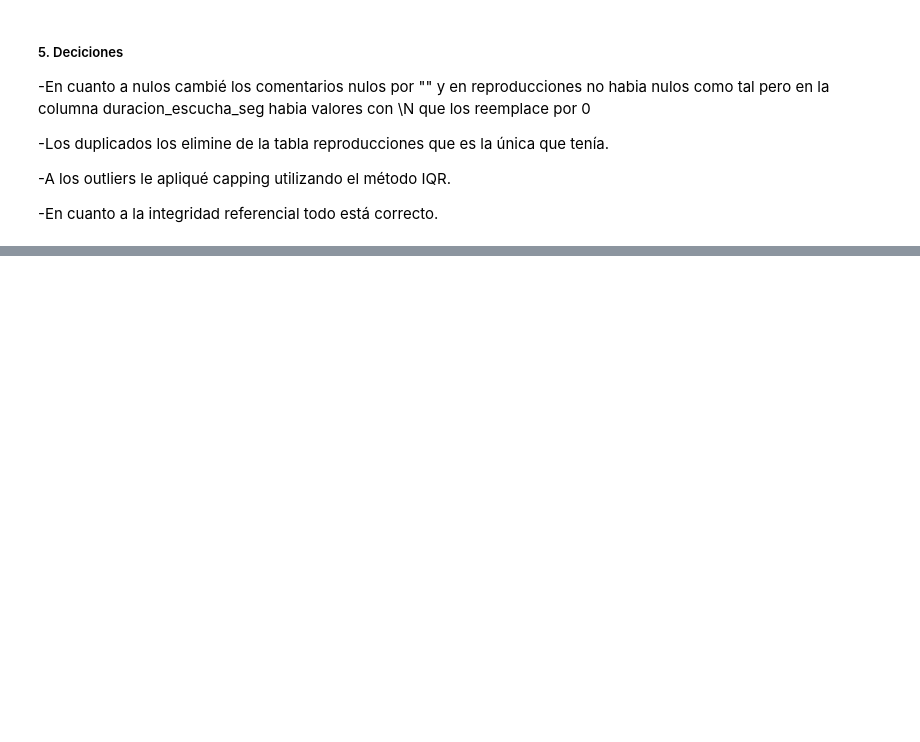
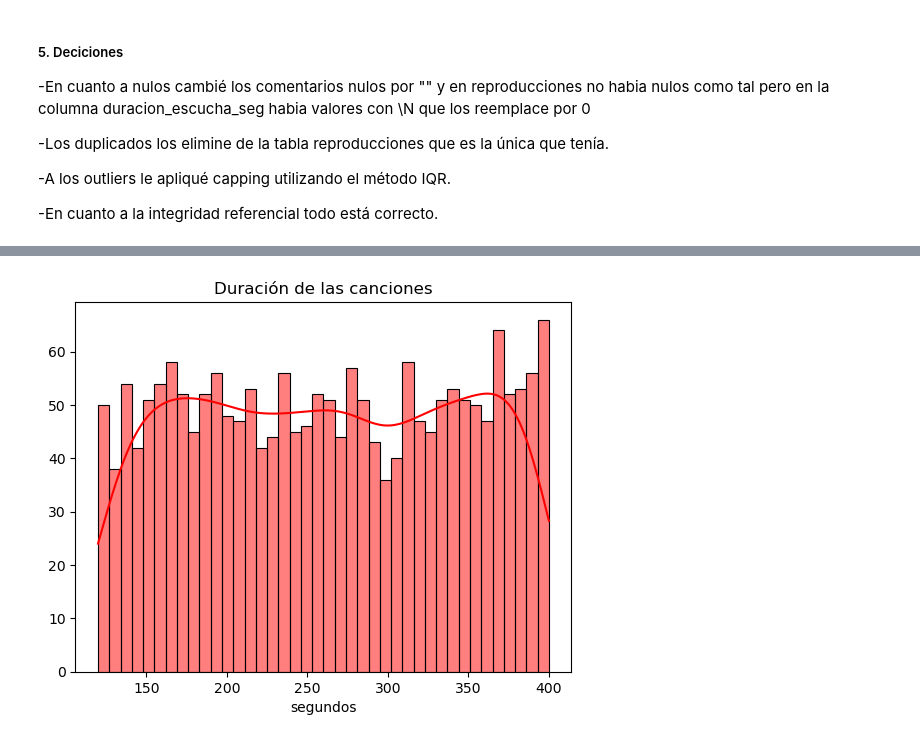
Before and after one commit to MetalMaxALIZ/Proyecto_Data_Wizards, a Jupyter notebook: 01_EDA.ipynb, the cells around one changed output, grey strips where cells are left out. Saved outputs shown, nothing was run; the diff lists cells and outputs as text; code cells hidden in the pictures; blank space fills up the shorter version.

```diff
--- a/01_EDA.ipynb
+++ b/01_EDA.ipynb
@@ -1432,0 +1452,8 @@ La integridad de playlists y playlist canciones es: True
+# %%
+sns.histplot(canciones['duracion_seg'], bins=40, color = "red", kde=True)
+plt.title("Duración de las canciones")
+plt.xlabel("segundos")
+plt.ylabel("")
+plt.show()
+# %% [output]
+[figure, added]
```
Also changed, not shown: parts of 50 cells of this notebook.
